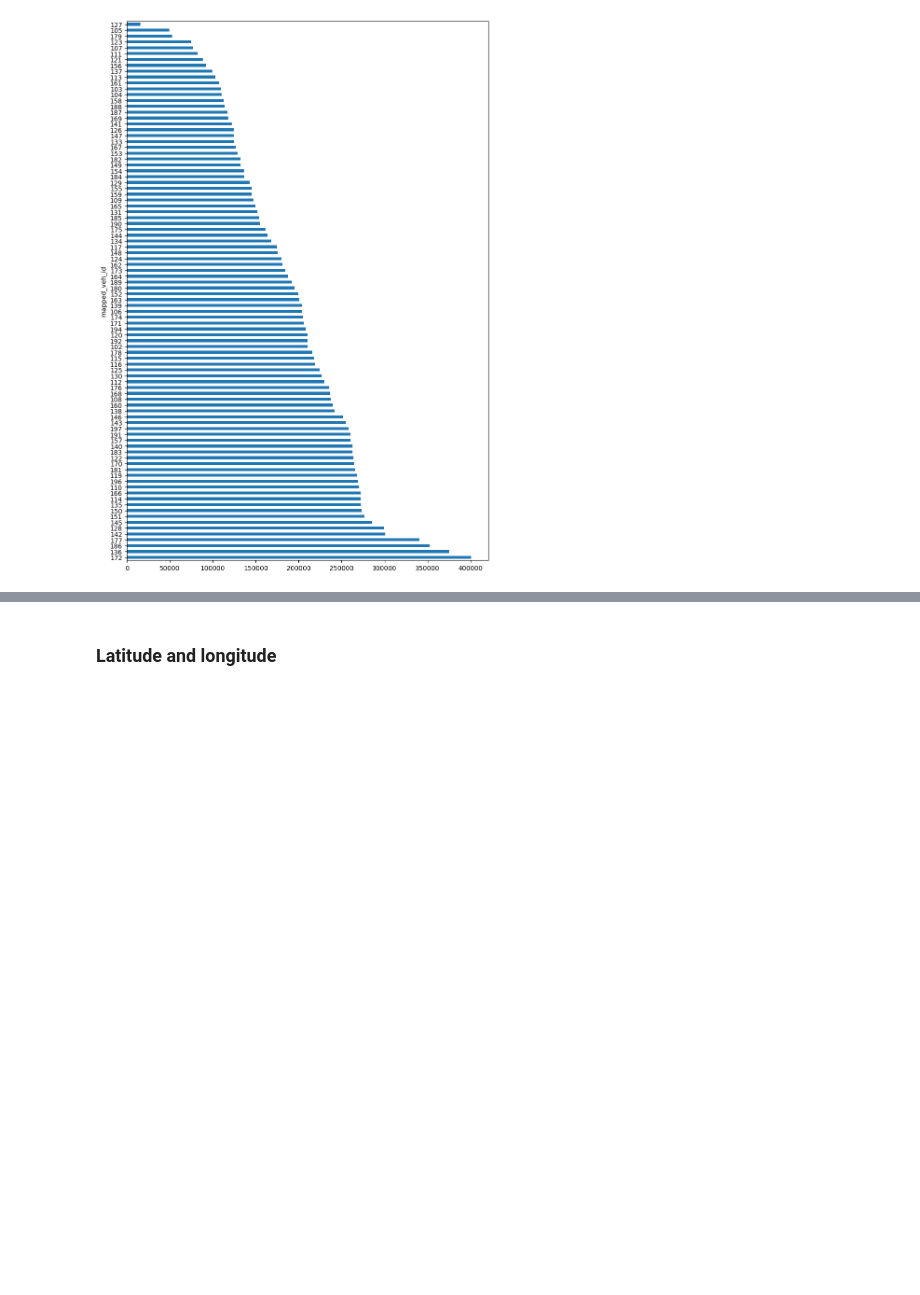
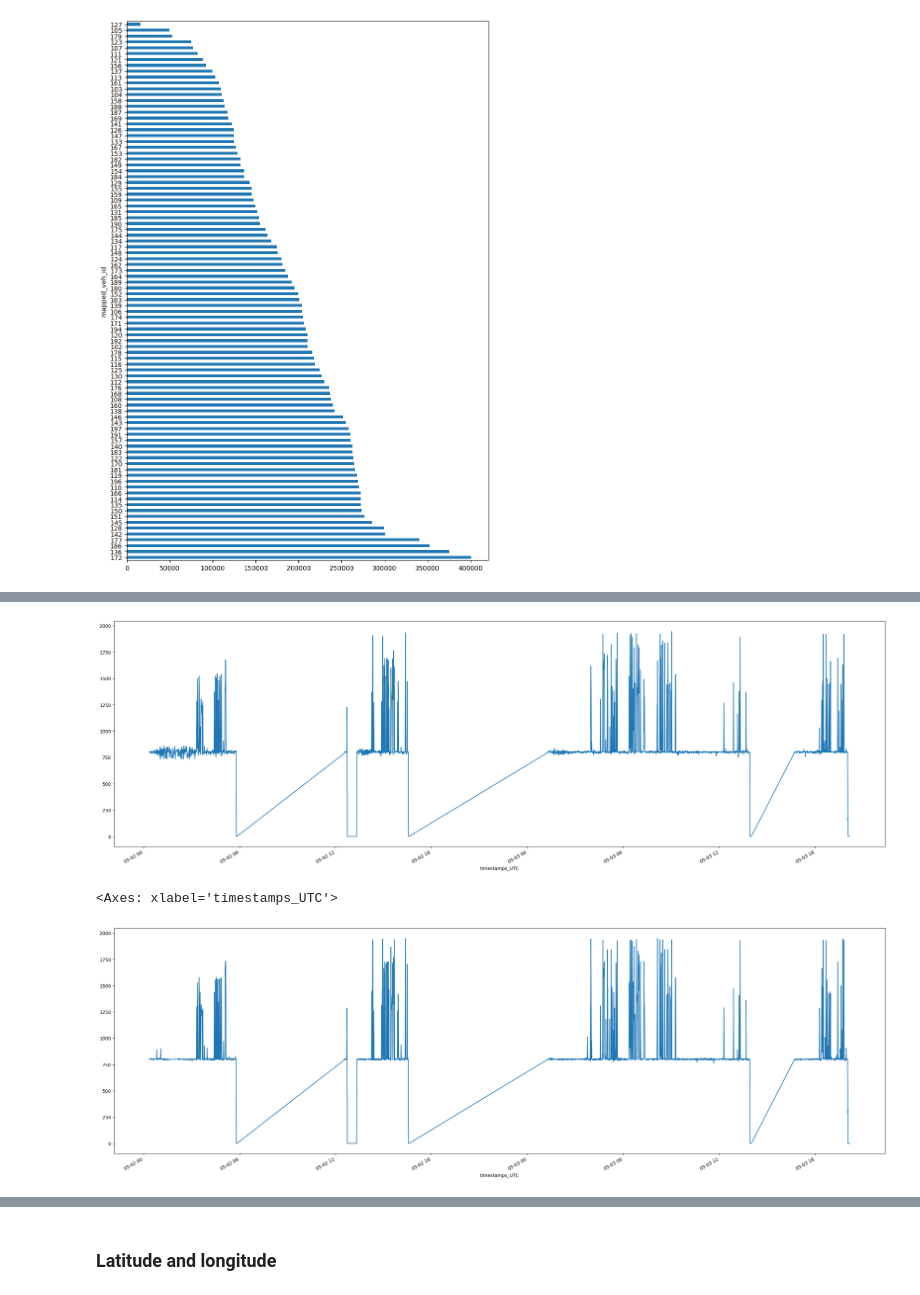
Before and after one commit to AdelNehili/INFOF423_DataMining, a Jupyter notebook: src/data_exploration.ipynb, the cells around one changed output, grey strips where cells are left out. Cells and saved outputs as stored; diff of their text form; code cells hidden in the pictures; blank space fills up the shorter version.

```diff
--- a/src/data_exploration.ipynb
+++ b/src/data_exploration.ipynb
@@ -75,3 +96,8 @@ data['mapped_veh_id'].value_counts().plot(kind='barh')
 # %% [output]
 <Axes: ylabel='mapped_veh_id'>
 [figure]
+# %%
+timeseries = data[data['mapped_veh_id'] == 120].sort_values(by="timestamps_UTC")
+timeseries["timestamps_UTC"] = pd.to_datetime(timeseries["timestamps_UTC"])
+timeseries = timeseries.set_index("timestamps_UTC")
+timeseries
@@ -77,0 +123,7 @@ data['mapped_veh_id'].value_counts().plot(kind='barh')
+# %%
+timeseries["2023-05-02":"2023-05-3"]["RS_E_RPM_PC1"].plot(figsize=(30,10))
+timeseries["2023-05-02":"2023-05-3"]["RS_E_RPM_PC2"].plot(figsize=(30,10))
+# %% [output]
+[figure, added]
+<Axes: xlabel='timestamps_UTC'>
+[figure, added]
```
Also changed, not shown: parts of 11 cells of this notebook, 6 other files.
